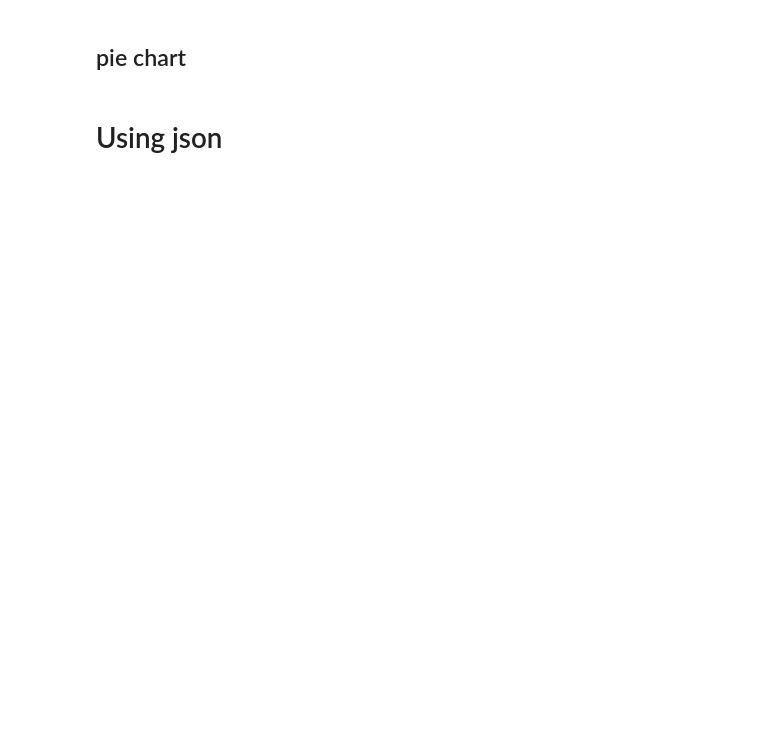
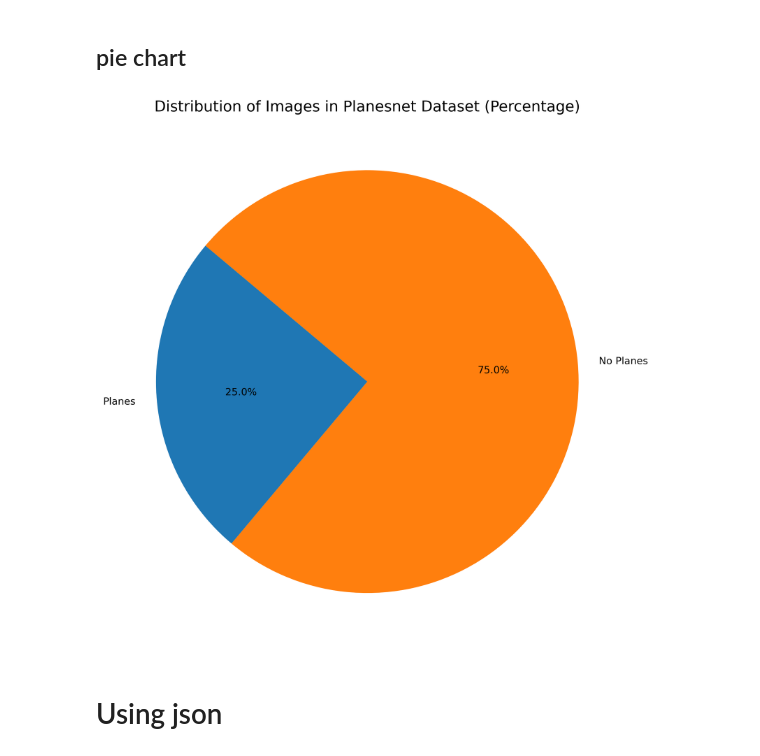
Before and after one commit to benintw/Airplane-Detection-from-Satellite-Imagery, a Jupyter notebook: lightning_planes_detection.ipynb, the cells around one changed output. Drawn from its saved outputs; the diff is of its cells as text; code cells hidden in the pictures; blank space fills up the shorter version.

```diff
--- a/lightning_planes_detection.ipynb
+++ b/lightning_planes_detection.ipynb
@@ -205,2 +728,9 @@ plt.show()
+# %%
+data = [len(class_planes), len(class_no_planes)]
+class_labels = ["Planes", "No Planes"]  # Class labels
+
+plot_and_save_pie_chart(data, class_labels)
+# %% [output]
+[figure, added]
 # %% [markdown]
 # Using json
```
Also changed, not shown: parts of 52 cells of this notebook.
